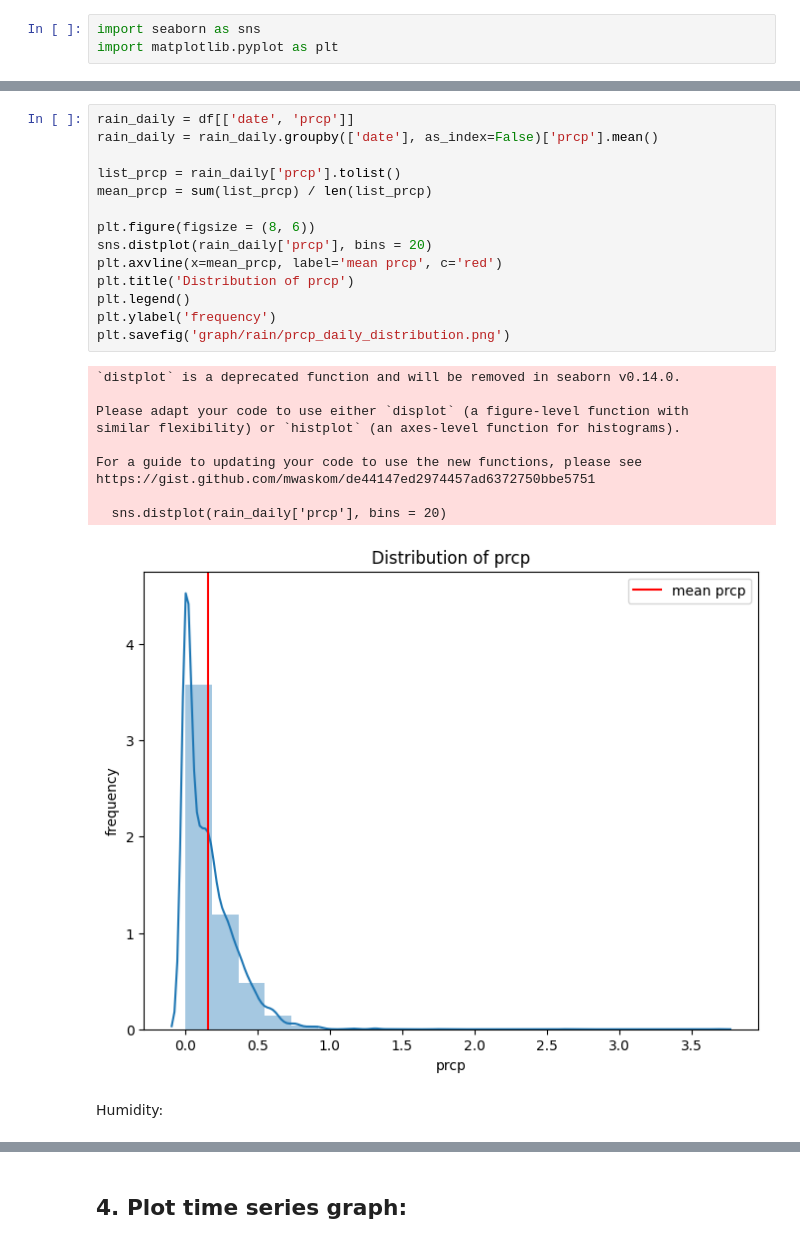
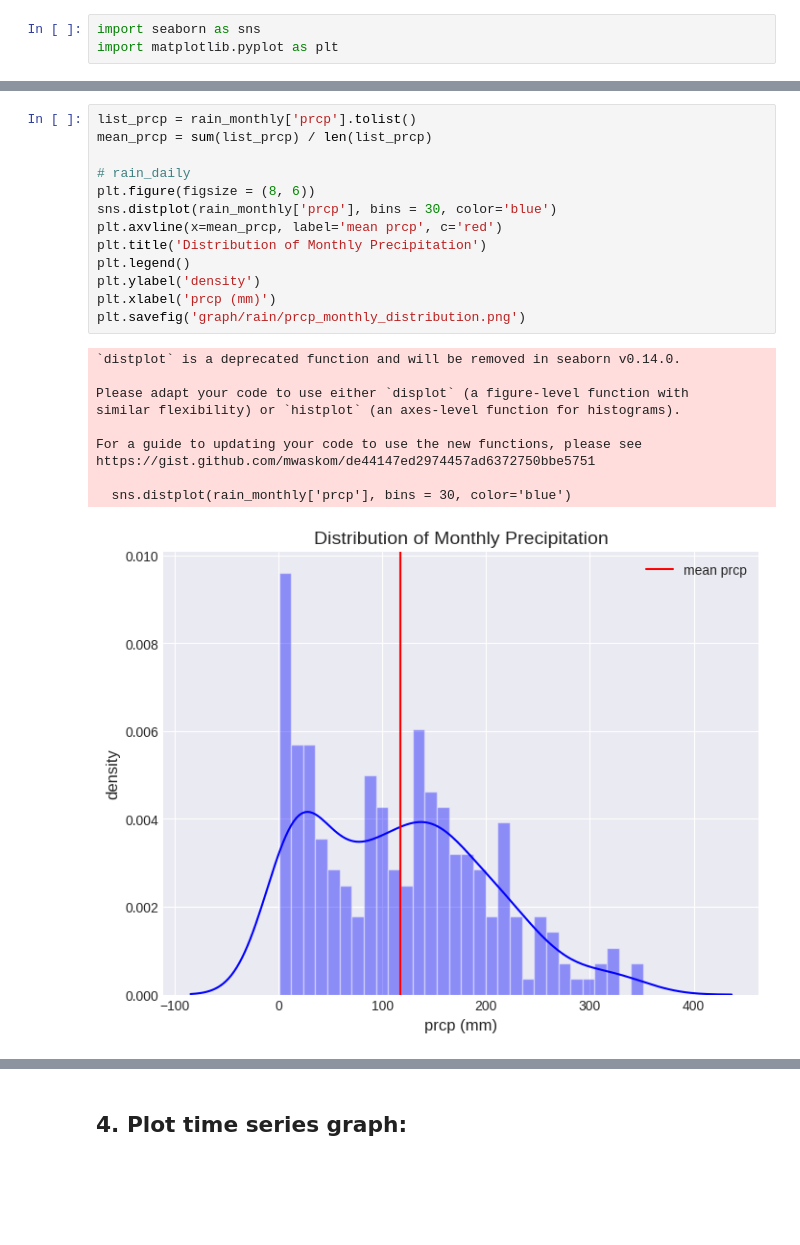
Before and after one commit to Kizza2014/time_series_climate_weather_surface_of_Brazil, a Jupyter notebook: eda.ipynb, the cells around one changed output, grey strips where cells are left out. Drawn from its saved outputs; the diff is of its cells as text; blank space fills up the shorter version.

Commit message:
precipitation monthly

```diff
--- a/eda.ipynb
+++ b/eda.ipynb
@@ -138,27 +159,24 @@ Rainfall:
 # %%
-rain_daily = df[['date', 'prcp']]
-rain_daily = rain_daily.groupby(['date'], as_index=False)['prcp'].mean()
-
-list_prcp = rain_daily['prcp'].tolist()
+list_prcp = rain_monthly['prcp'].tolist()
 mean_prcp = sum(list_prcp) / len(list_prcp)
 
+# rain_daily
 plt.figure(figsize = (8, 6))
-sns.distplot(rain_daily['prcp'], bins = 20)
+sns.distplot(rain_monthly['prcp'], bins = 30, color='blue')
 plt.axvline(x=mean_prcp, label='mean prcp', c='red')
-plt.title('Distribution of prcp')
+plt.title('Distribution of Monthly Precipitation')
 plt.legend()
-plt.ylabel('frequency')
-plt.savefig('graph/rain/prcp_daily_distribution.png')
+plt.ylabel('density')
+plt.xlabel('prcp (mm)')
+plt.savefig('graph/rain/prcp_monthly_distribution.png')
 # %% [output]
 `distplot` is a deprecated function and will be removed in seaborn v0.14.0.
 
 Please adapt your code to use either `displot` (a figure-level function with
 similar flexibility) or `histplot` (an axes-level function for histograms).
 
 For a guide to updating your code to use the new functions, please see
 https://gist.github.com/mwaskom/de44147ed2974457ad6372750bbe5751
 
-  sns.distplot(rain_daily['prcp'], bins = 20)
+  sns.distplot(rain_monthly['prcp'], bins = 30, color='blue')
-[figure, old version]
+[figure, new version]
-# %% [markdown]
-Humidity:
```
Also changed, not shown: parts of 48 cells of this notebook, 6 other files.
